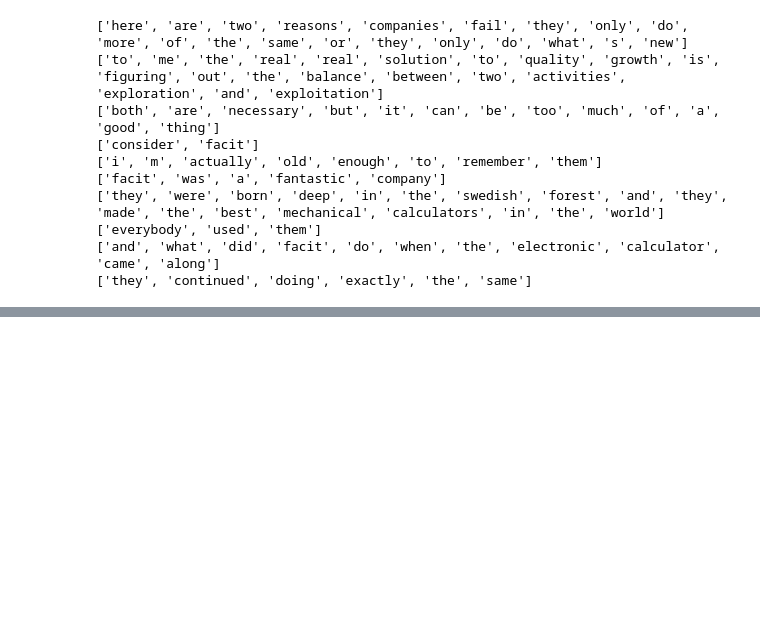
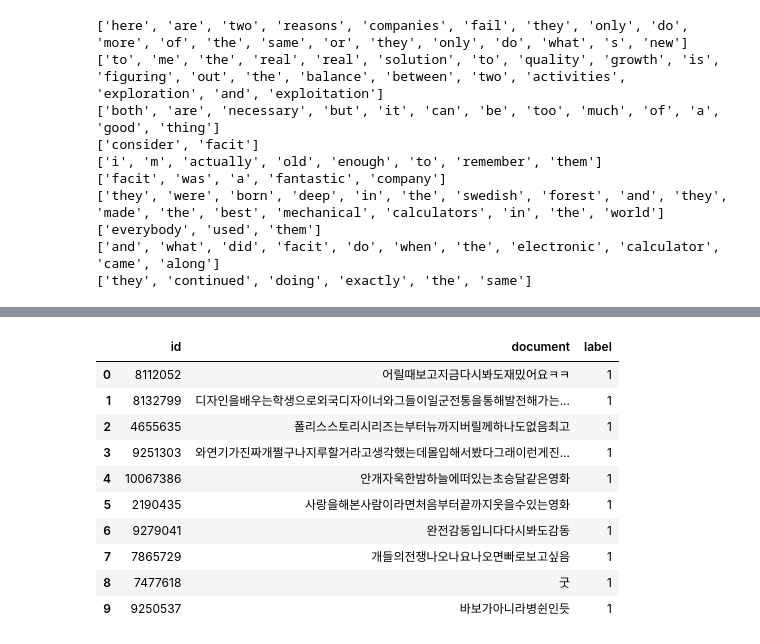
Before and after one commit to UiinKim/NLP_First, a Jupyter notebook: Word2Vec이해하기.ipynb, the cells around one changed output, grey strips where cells are left out. Cells and saved outputs as stored; diff of their text form; code cells hidden in the pictures; blank space fills up the shorter version.

```diff
--- a/Word2Vec이해하기.ipynb
+++ b/Word2Vec이해하기.ipynb
@@ -112,0 +158,14 @@ urllib.request.urlretrieve("https://raw.githubusercontent.com/e9t/nsmc/master/ra
+# %%
+train_data[:10]
+# %% [output]
+|  | id | document | label |
+| 0 | 8112052 | 어릴때보고지금다시봐도재밌어요ㅋㅋ | 1 |
+| 1 | 8132799 | 디자인을배우는학생으로외국디자이너와그들이일군전통을통해발전해가는... | 1 |
+| 2 | 4655635 | 폴리스스토리시리즈는부터뉴까지버릴께하나도없음최고 | 1 |
+| 3 | 9251303 | 와연기가진짜개쩔구나지루할거라고생각했는데몰입해서봤다그래이런게진... | 1 |
+| 4 | 10067386 | 안개자욱한밤하늘에떠있는초승달같은영화 | 1 |
+| 5 | 2190435 | 사랑을해본사람이라면처음부터끝까지웃을수있는영화 | 1 |
+| 6 | 9279041 | 완전감동입니다다시봐도감동 | 1 |
+| 7 | 7865729 | 개들의전쟁나오나요나오면빠로보고싶음 | 1 |
+| 8 | 7477618 | 굿 | 1 |
+| 9 | 9250537 | 바보가아니라병쉰인듯 | 1 |
```
Also changed, not shown: parts of 21 cells of this notebook.
